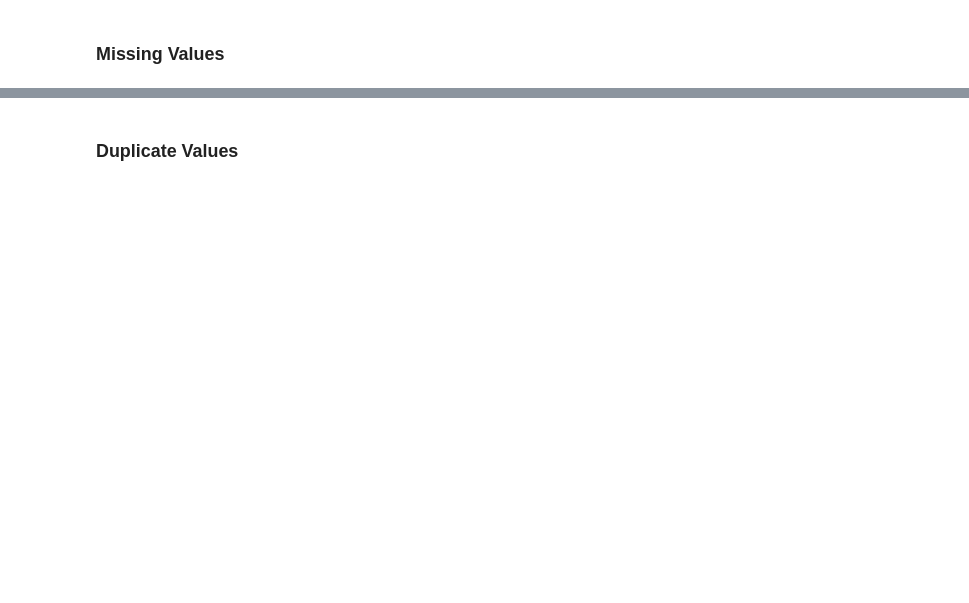
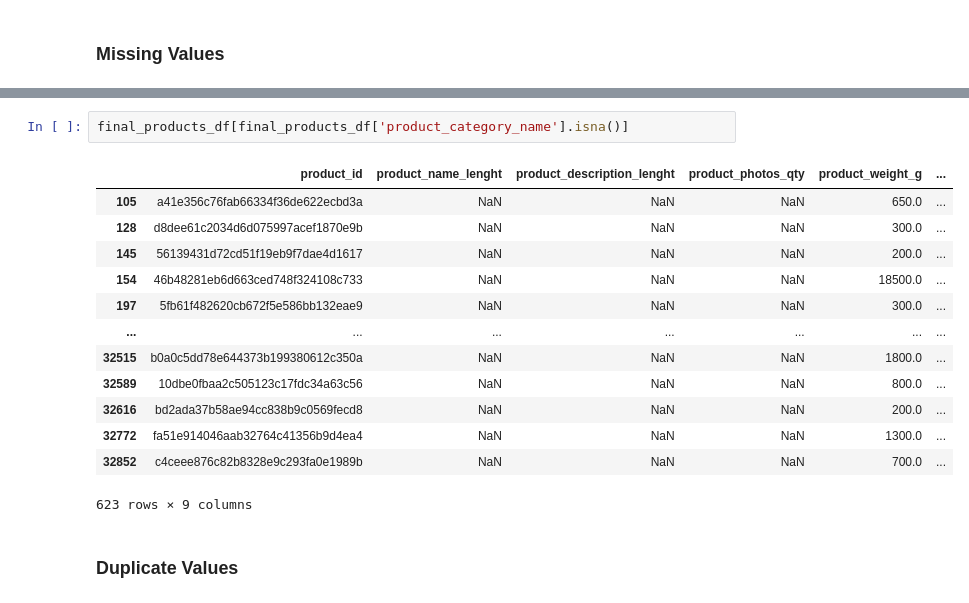
Before and after one commit to fritz-immanuel/Brazilian-E-Commerce-Data-Analysis, a Jupyter notebook: Products Data Exploration.ipynb, the cells around one changed output, grey strips where cells are left out. Cells and saved outputs as stored; diff of their text form; blank space fills up the shorter version.

```diff
--- a/Products Data Exploration.ipynb
+++ b/Products Data Exploration.ipynb
@@ -46,4 +68,20 @@ product_width_cm                2
 dtype: int64
+# %%
+final_products_df[final_products_df['product_category_name'].isna()]
+# %% [output]
+|  | product_id | product_name_lenght | product_description_lenght | product_photos_qty | product_weight_g | ... |
+| 105 | a41e356c76fab66334f36de622ecbd3a | NaN | NaN | NaN | 650.0 | ... |
+| 128 | d8dee61c2034d6d075997acef1870e9b | NaN | NaN | NaN | 300.0 | ... |
+| 145 | 56139431d72cd51f19eb9f7dae4d1617 | NaN | NaN | NaN | 200.0 | ... |
+| 154 | 46b48281eb6d663ced748f324108c733 | NaN | NaN | NaN | 18500.0 | ... |
+| 197 | 5fb61f482620cb672f5e586bb132eae9 | NaN | NaN | NaN | 300.0 | ... |
+| ... | ... | ... | ... | ... | ... | ... |
+| 32515 | b0a0c5dd78e644373b199380612c350a | NaN | NaN | NaN | 1800.0 | ... |
+| 32589 | 10dbe0fbaa2c505123c17fdc34a63c56 | NaN | NaN | NaN | 800.0 | ... |
+| 32616 | bd2ada37b58ae94cc838b9c0569fecd8 | NaN | NaN | NaN | 200.0 | ... |
+| 32772 | fa51e914046aab32764c41356b9d4ea4 | NaN | NaN | NaN | 1300.0 | ... |
+| 32852 | c4ceee876c82b8328e9c293fa0e1989b | NaN | NaN | NaN | 700.0 | ... |
+623 rows × 9 columns
 # %% [markdown]
 ### **Duplicate Values**
 # %%
```
Also changed, not shown: parts of 4 cells of this notebook, 12 other files.
